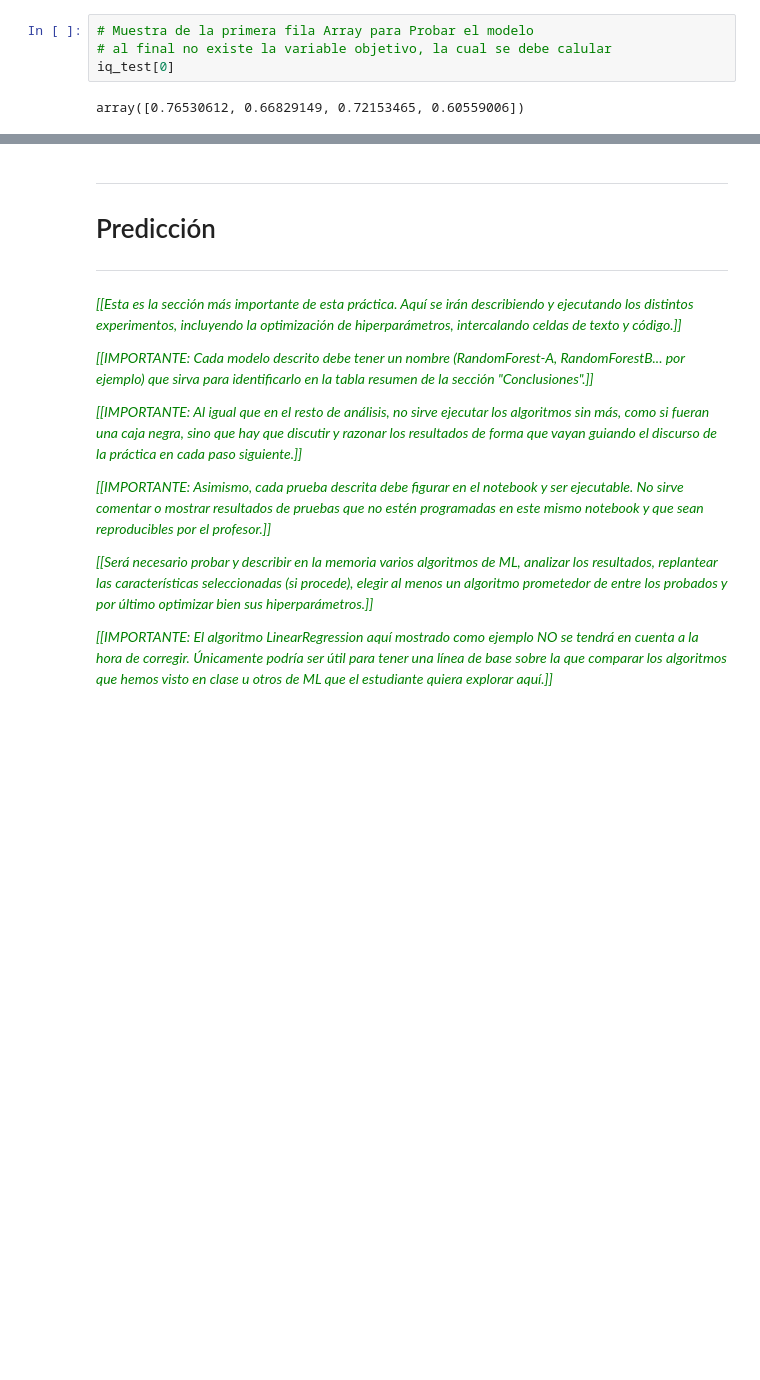
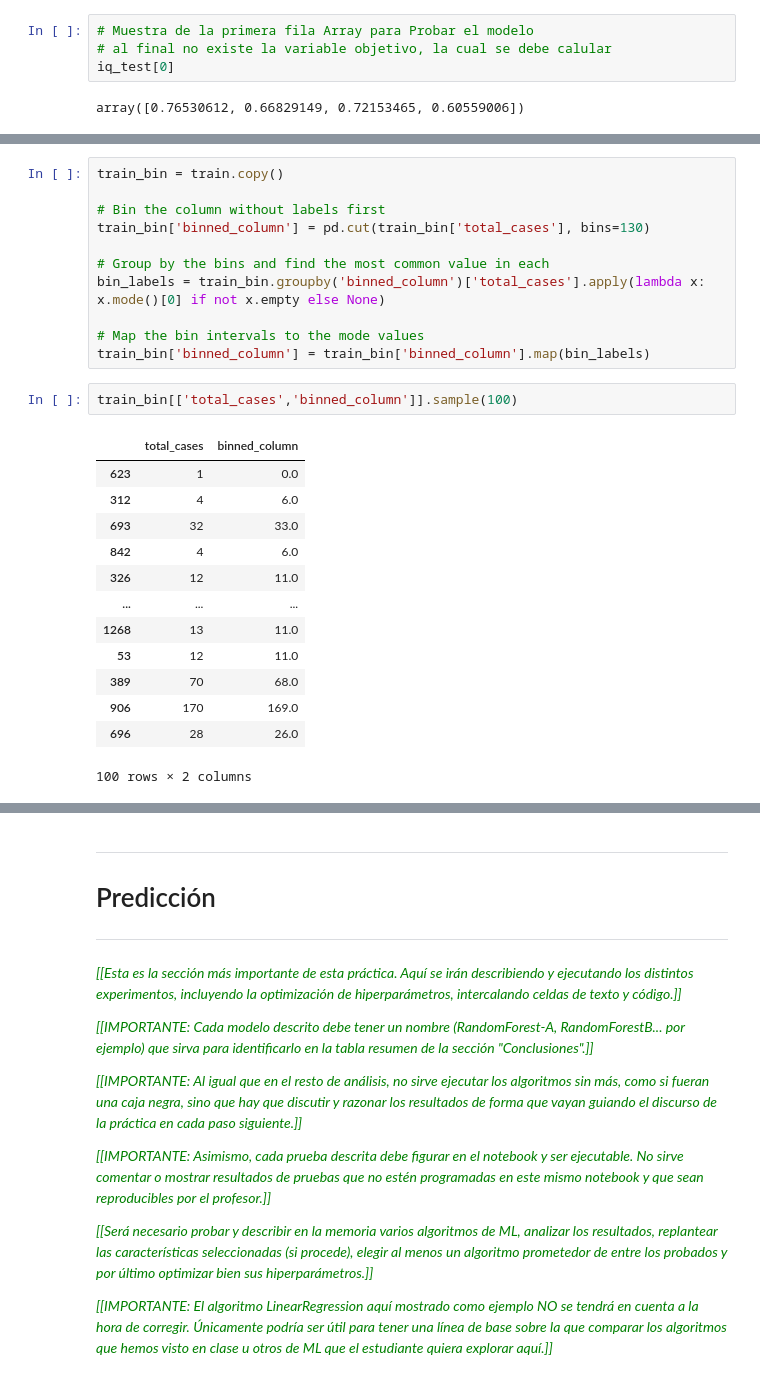
Before and after one commit to ernestopalacios/07MBID, a Jupyter notebook: AG2_ErnestoPalacios.ipynb, the cells around one changed output, grey strips where cells are left out. Cells and saved outputs as stored; diff of their text form; blank space fills up the shorter version.

```diff
--- a/AG2_ErnestoPalacios.ipynb
+++ b/AG2_ErnestoPalacios.ipynb
@@ -340,0 +367,27 @@ array([0.76530612, 0.66829149, 0.72153465, 0.60559006])
+# %%
+train_bin = train.copy()
+
+# Bin the column without labels first
+train_bin['binned_column'] = pd.cut(train_bin['total_cases'], bins=130)
+
+# Group by the bins and find the most common value in each
+bin_labels = train_bin.groupby('binned_column')['total_cases'].apply(lambda x: x.mode()[0] if not x.empty else None)
+
+# Map the bin intervals to the mode values
+train_bin['binned_column'] = train_bin['binned_column'].map(bin_labels)
+# %%
+train_bin[['total_cases','binned_column']].sample(100)
+# %% [output]
+|  | total_cases | binned_column |
+| 623 | 1 | 0.0 |
+| 312 | 4 | 6.0 |
+| 693 | 32 | 33.0 |
+| 842 | 4 | 6.0 |
+| 326 | 12 | 11.0 |
+| ... | ... | ... |
+| 1268 | 13 | 11.0 |
+| 53 | 12 | 11.0 |
+| 389 | 70 | 68.0 |
+| 906 | 170 | 169.0 |
+| 696 | 28 | 26.0 |
+100 rows × 2 columns
```
Also changed, not shown: parts of 12 cells of this notebook.
